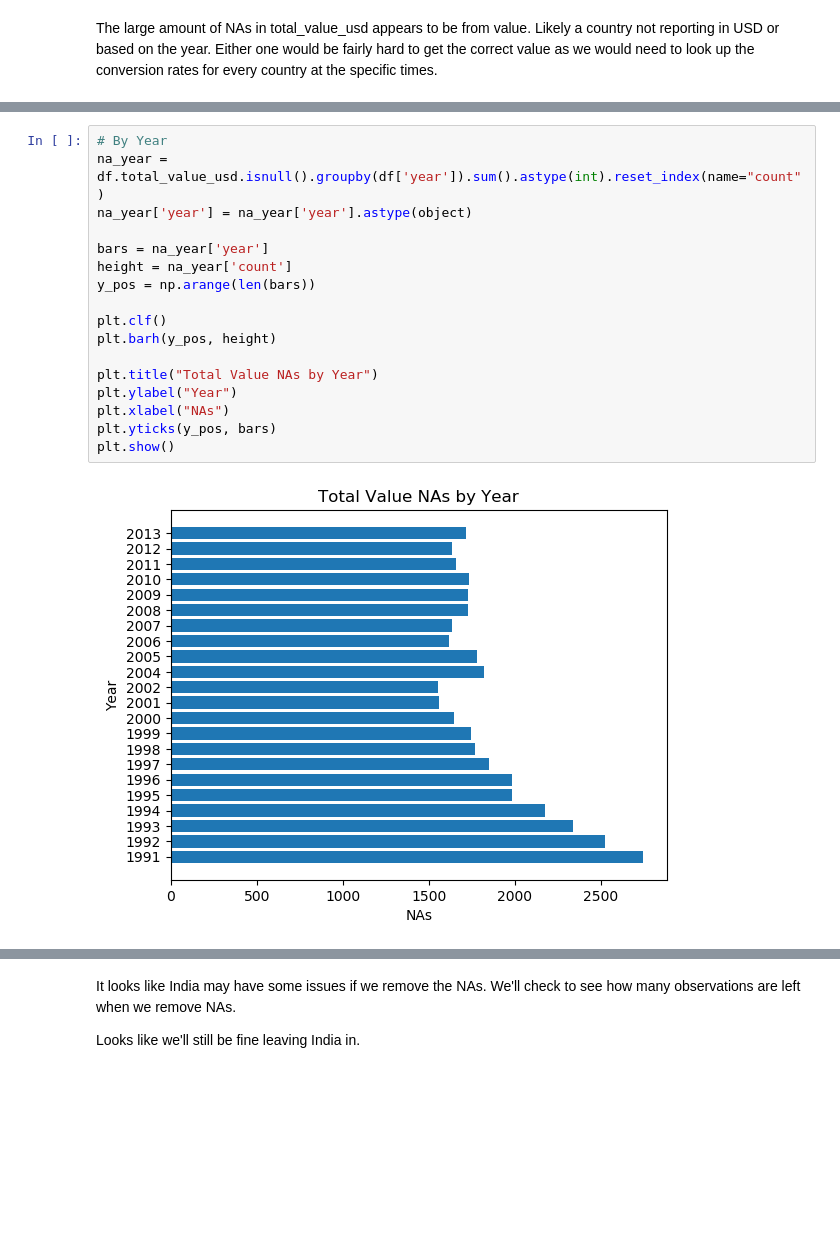
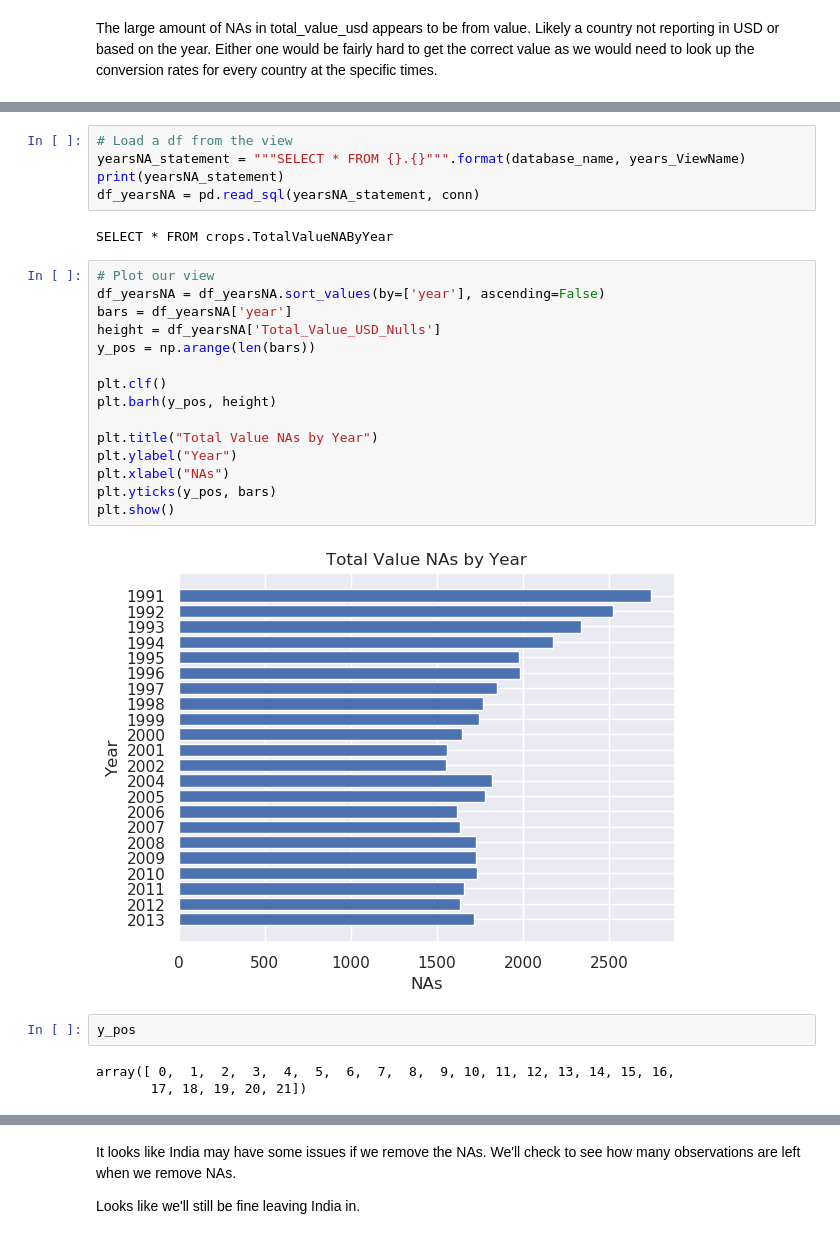
Before and after one commit to hunterblum/CloudFinal-Team1, a Jupyter notebook: Cloud_Team1.ipynb, the cells around one changed output, grey strips where cells are left out. Cells and saved outputs as stored; diff of their text form; blank space fills up the shorter version.

Commit message:
Integrated View

```diff
--- a/Cloud_Team1.ipynb
+++ b/Cloud_Team1.ipynb
@@ -188,20 +224,30 @@ The large amount of NAs in total_value_usd appears to be from value. Likely a co
+# %%
+# Load a df from the view
+yearsNA_statement = """SELECT * FROM {}.{}""".format(database_name, years_ViewName)
+print(yearsNA_statement)
+df_yearsNA = pd.read_sql(yearsNA_statement, conn)
+# %% [output]
+SELECT * FROM crops.TotalValueNAByYear
 # %%
-# By Year
-na_year = df.total_value_usd.isnull().groupby(df['year']).sum().astype(int).reset_index(name="count")
-na_year['year'] = na_year['year'].astype(object)
-
-bars = na_year['year']
-height = na_year['count']
+# Plot our view
+df_yearsNA = df_yearsNA.sort_values(by=['year'], ascending=False)
+bars = df_yearsNA['year']
+height = df_yearsNA['Total_Value_USD_Nulls']
 y_pos = np.arange(len(bars))
 
 plt.clf()
 plt.barh(y_pos, height)
 
 plt.title("Total Value NAs by Year")
 plt.ylabel("Year")
 plt.xlabel("NAs")
 plt.yticks(y_pos, bars)
 plt.show()
 # %% [output]
-[figure, old version]
+[figure, new version]
+# %%
+y_pos
+# %% [output]
+array([ 0,  1,  2,  3,  4,  5,  6,  7,  8,  9, 10, 11, 12, 13, 14, 15, 16,
+       17, 18, 19, 20, 21])
 # %%
```
Also changed, not shown: parts of 7 cells of this notebook.
